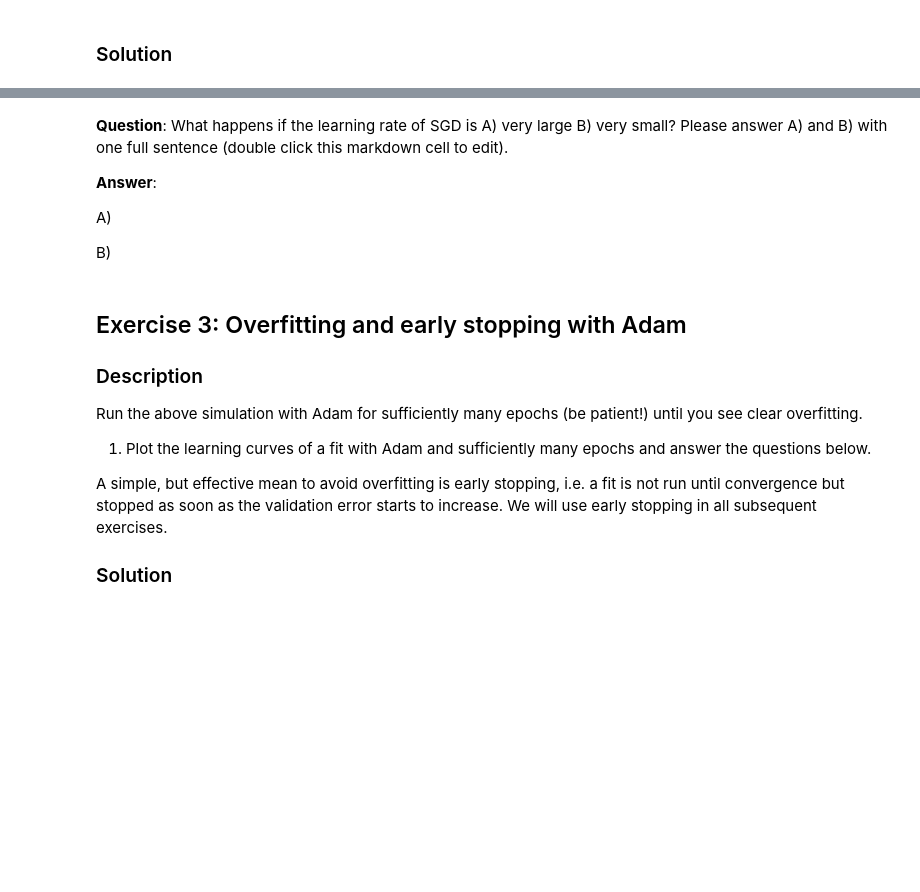
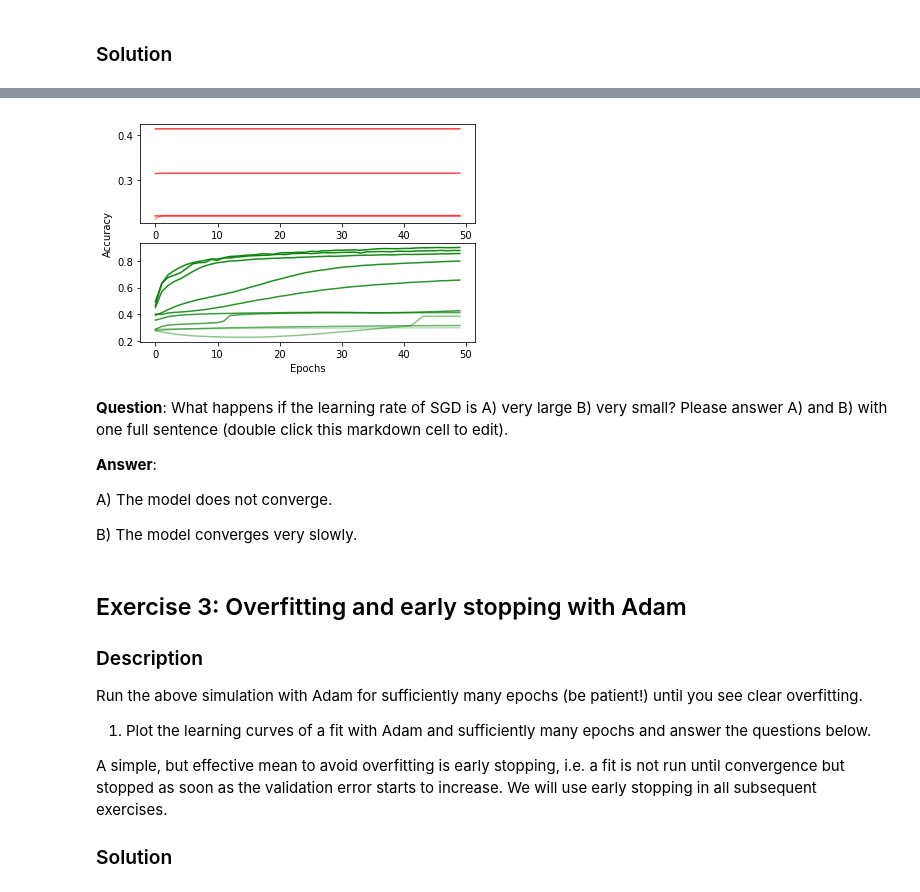
Before and after one commit to lguillain/Artificial-Neural-Networks, a Jupyter notebook: miniproject1/miniproject1_Olesya.ipynb, the cells around one changed output, grey strips where cells are left out. Cells and saved outputs as stored; diff of their text form; code cells hidden in the pictures; blank space fills up the shorter version.

```diff
--- a/miniproject1/miniproject1_Olesya.ipynb
+++ b/miniproject1/miniproject1_Olesya.ipynb
@@ -220,11 +375,15 @@ Train a network with one hidden layer and compare different optimizers.
+# %%
+plot_compare(accs_one_hl, -5, 'Accuracy')
+# %% [output]
+[figure, added]
 # %% [markdown]
 **Question**: What happens if the learning rate of SGD is A) very large B) very small? Please answer A) and B) with one full sentence (double click this markdown cell to edit).
 
 **Answer**:
 
-A)
+A) The model does not converge.
 
-B)
+B) The model converges very slowly.
 # %% [markdown]
 ## Exercise 3: Overfitting and early stopping with Adam
 
```
Also changed, not shown: parts of 28 cells of this notebook, 2 other files.
